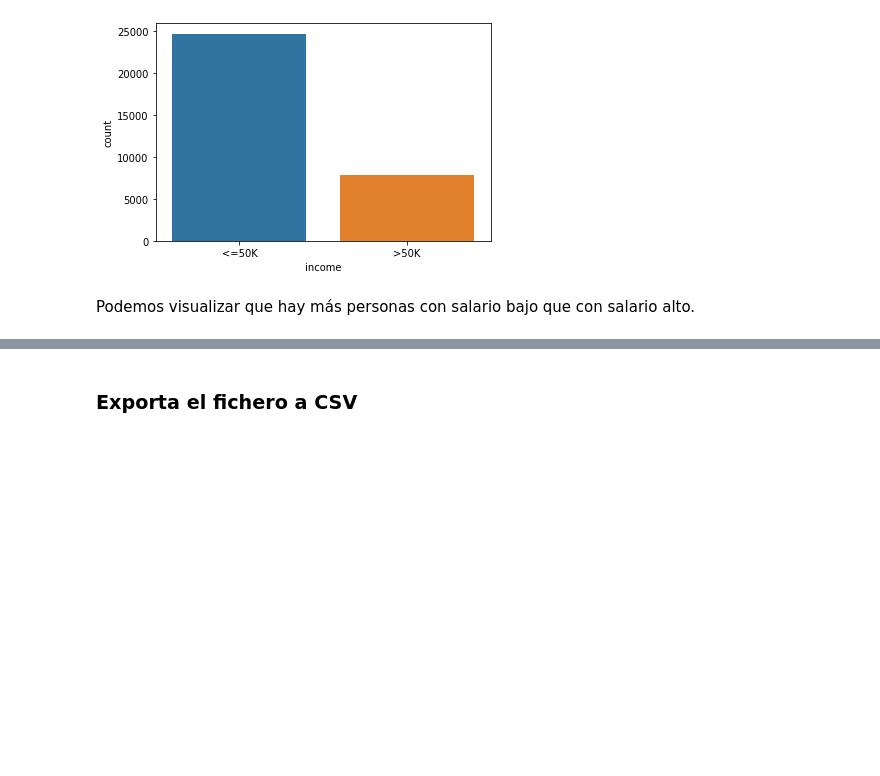
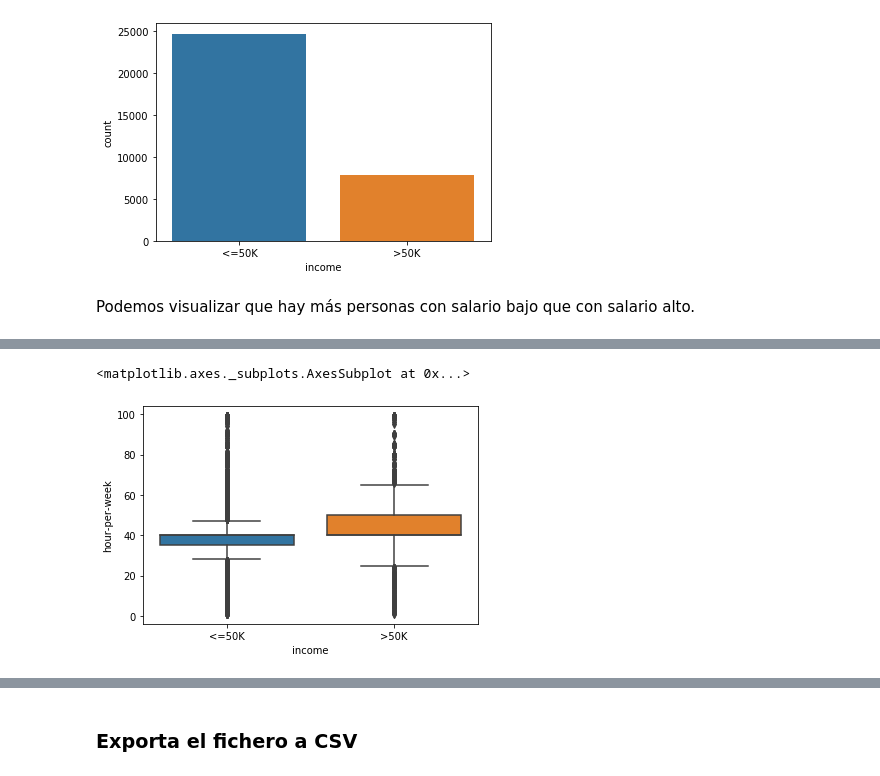
Before and after one commit to adelaconcha-uoc/pra2-limpieza-y-analisis, a Jupyter notebook: notebook/PRA2-limpieza-y-analisis.ipynb, the cells around one changed output, grey strips where cells are left out. Cells and saved outputs as stored; diff of their text form; code cells hidden in the pictures; blank space fills up the shorter version.

```diff
--- a/notebook/PRA2-limpieza-y-analisis.ipynb
+++ b/notebook/PRA2-limpieza-y-analisis.ipynb
@@ -185,0 +191,5 @@ Podemos visualizar que hay más personas con salario bajo que con salario alto.
+# %%
+sns.boxplot(y='hour-per-week',x='income',data=df)
+# %% [output]
+<matplotlib.axes._subplots.AxesSubplot at 0x...>
+[figure, added]
```
Also changed, not shown: parts of 14 cells of this notebook.
